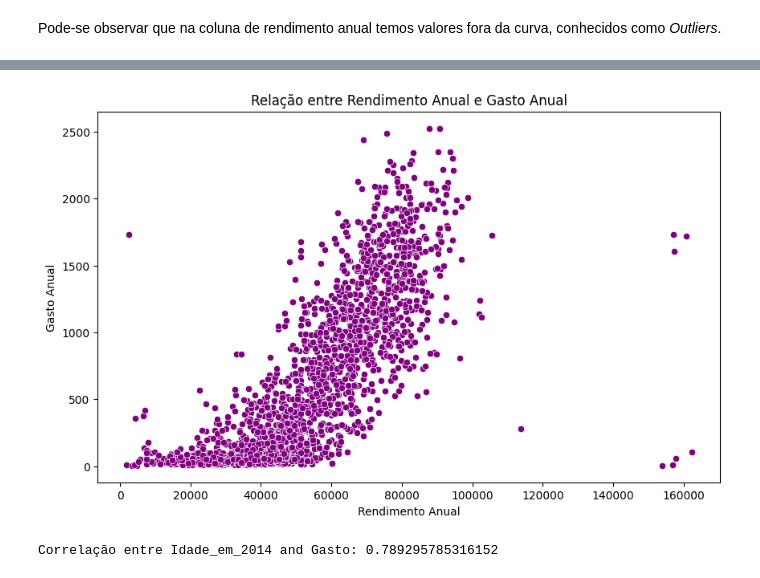
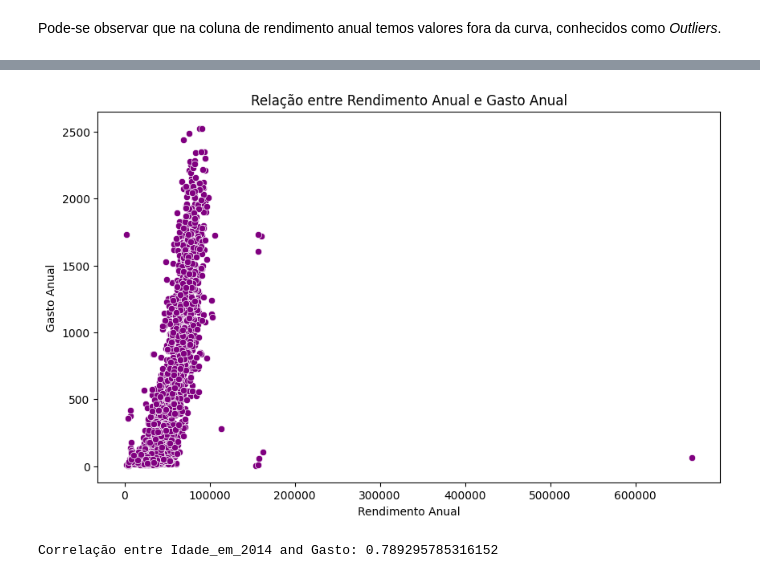
Before and after one commit to Felipe-dscarvalho/Felipe-dscarvalho, a Jupyter notebook: Customer_segmentation_Kmeans_PCA.ipynb, the cells around one changed output, grey strips where cells are left out. Cells and saved outputs as stored; diff of their text form; code cells hidden in the pictures.

```diff
--- a/Customer_segmentation_Kmeans_PCA.ipynb
+++ b/Customer_segmentation_Kmeans_PCA.ipynb
@@ -178,0 +228,6 @@ df = df.rename(columns = {"Income":"Rendimento_anual", "Recency":"Frequencia_com
+# %%
+df = df.rename(columns = {"MntWines":"Wine", "MntFruits":"Fruits", "MntMeatProducts":"Meat", "MntFishProducts":"Fish", "MntSweetProducts":"Sweets", "MntGoldProds":"Gold"})
+
+drop_columns = ["Marital_Status", "Dt_Customer", "Z_CostContact", "Z_Revenue", "Year_Birth", "ID"]
+# %%
+df = df.drop(drop_columns, axis = 1)
@@ -189,2 +255,0 @@ df.head()
-# %%
-df = df[['Rendimento_anual','Gasto_anual', 'Age','Frequencia_compra']]
@@ -233,2 +268,0 @@ Depois do outlier(2239, 4)
-# %%
-df = df_after
@@ -235,12 +273,12 @@ df = df_after
 # %%
 plt.figure(figsize=(10, 6))
-sns.scatterplot(x='Rendimento_anual', y='Gasto_anual', c= 'purple', data=df)
+sns.scatterplot(x='Income', y='Gasto_anual', c= 'purple', data=df)
 plt.title('Relação entre Rendimento Anual e Gasto Anual')
 plt.xlabel('Rendimento Anual')
 plt.ylabel('Gasto Anual')
 plt.show()
 # %% [output]
-[figure, old version]
+[figure, new version]
 # %%
 print(f"\nCorrelação entre Idade_em_2014 and Gasto: {df['Gasto_anual'].corr(df['Rendimento_anual'])}")
 # %% [output]
```
Also changed, not shown: parts of 21 cells of this notebook.
